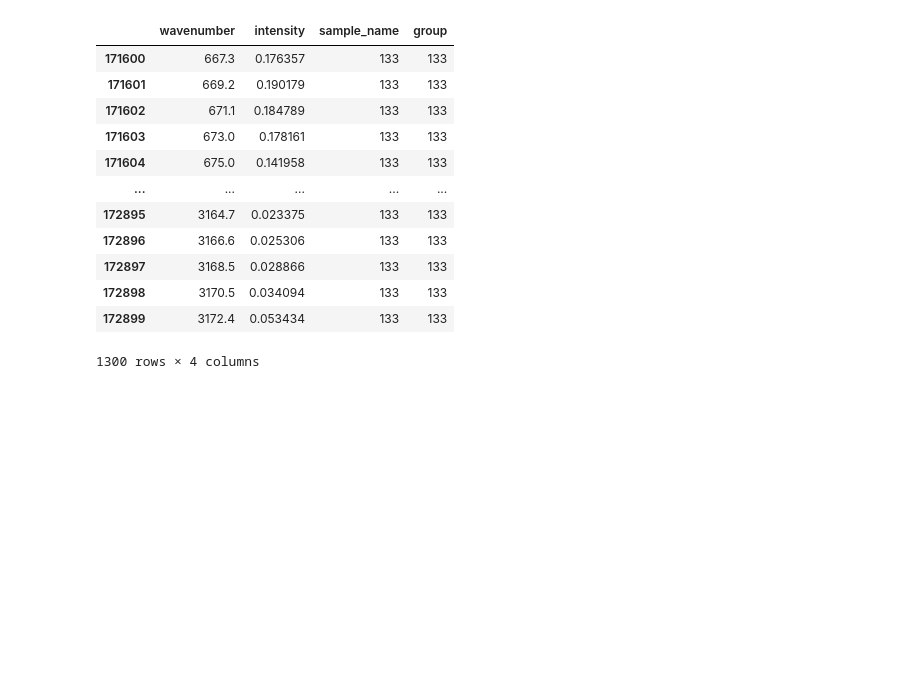
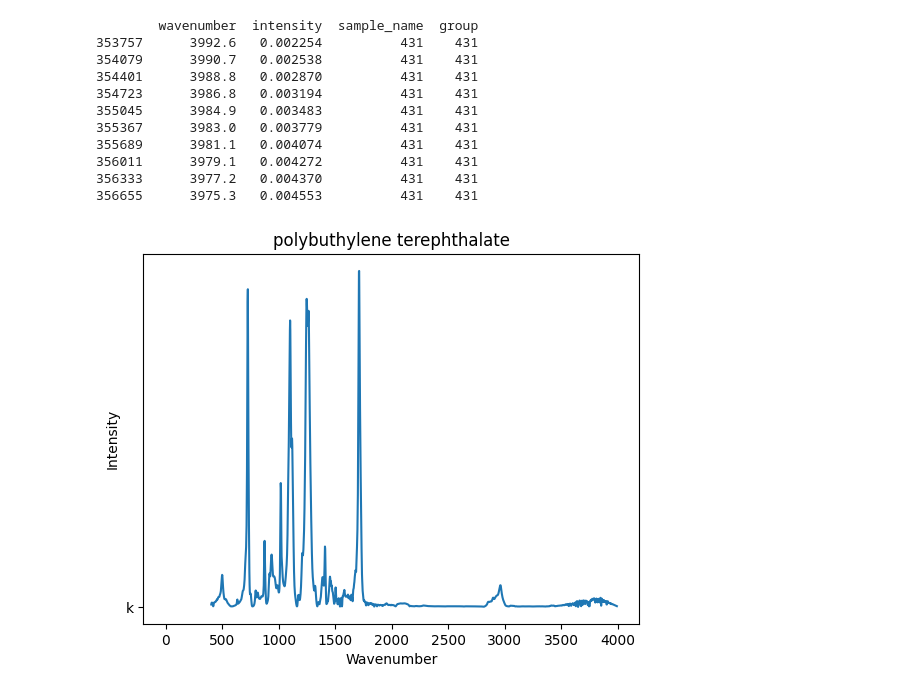
Before and after one commit to julianirwin/pyopenspecy, a Jupyter notebook: notebooks/test.ipynb, the cells around one changed output. Cells and saved outputs as stored; diff of their text form; code cells hidden in the pictures; blank space fills up the shorter version.

```diff
--- a/notebooks/test.ipynb
+++ b/notebooks/test.ipynb
@@ -41,17 +34,21 @@ m
-# %%
-s = pyopenspecy.random_ftir_spectrum()
-s
-# %% [output]
-|  | wavenumber | intensity | sample_name | group |
-| 171600 | 667.3 | 0.176357 | 133 | 133 |
-| 171601 | 669.2 | 0.190179 | 133 | 133 |
-| 171602 | 671.1 | 0.184789 | 133 | 133 |
-| 171603 | 673.0 | 0.178161 | 133 | 133 |
-| 171604 | 675.0 | 0.141958 | 133 | 133 |
-| ... | ... | ... | ... | ... |
-| 172895 | 3164.7 | 0.023375 | 133 | 133 |
-| 172896 | 3166.6 | 0.025306 | 133 | 133 |
-| 172897 | 3168.5 | 0.028866 | 133 | 133 |
-| 172898 | 3170.5 | 0.034094 | 133 | 133 |
-| 172899 | 3172.4 | 0.053434 | 133 | 133 |
-1300 rows × 4 columns
+# %%
+s, meta = pyopenspecy.random_ftir_spectrum()
+print(s.head(10))
+plt.plot(s.wavenumber, s.intensity, '-', 'k')
+plt.xlabel("Wavenumber")
+plt.ylabel("Intensity")
+plt.title(meta["spectrum_identity"])
+plt.show()
+# %% [output]
+        wavenumber  intensity  sample_name  group
+353757      3992.6   0.002254          431    431
+354079      3990.7   0.002538          431    431
+354401      3988.8   0.002870          431    431
+354723      3986.8   0.003194          431    431
+355045      3984.9   0.003483          431    431
+355367      3983.0   0.003779          431    431
+355689      3981.1   0.004074          431    431
+356011      3979.1   0.004272          431    431
+356333      3977.2   0.004370          431    431
+356655      3975.3   0.004553          431    431
+[figure, added]
```
Also changed, not shown: parts of 6 cells of this notebook, 2 other files.
